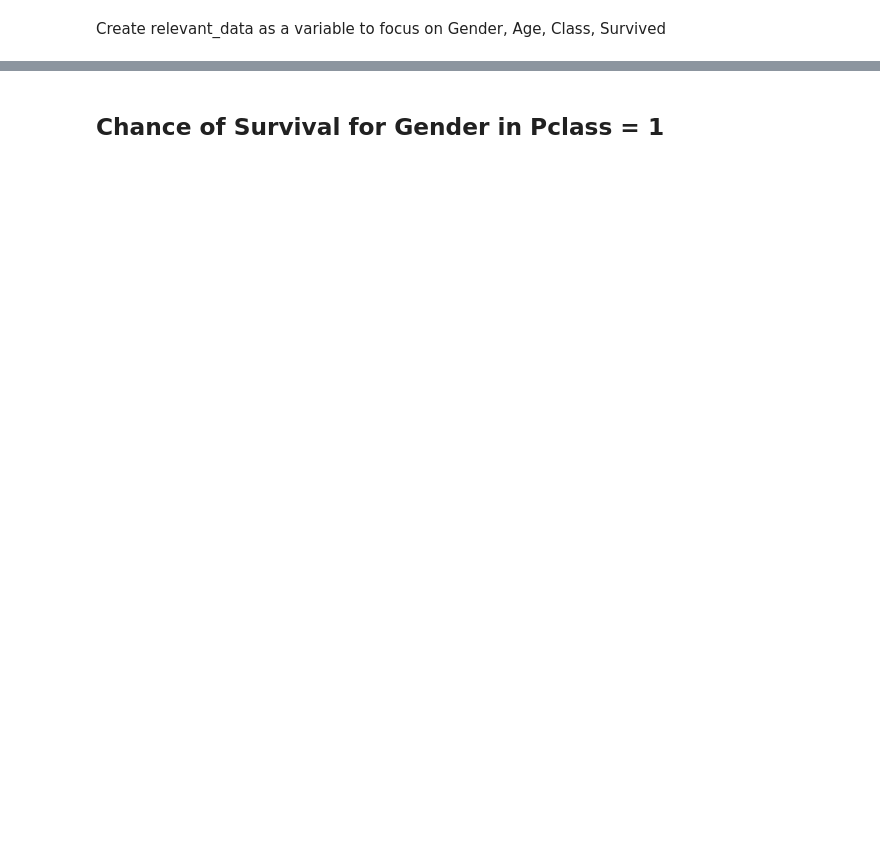
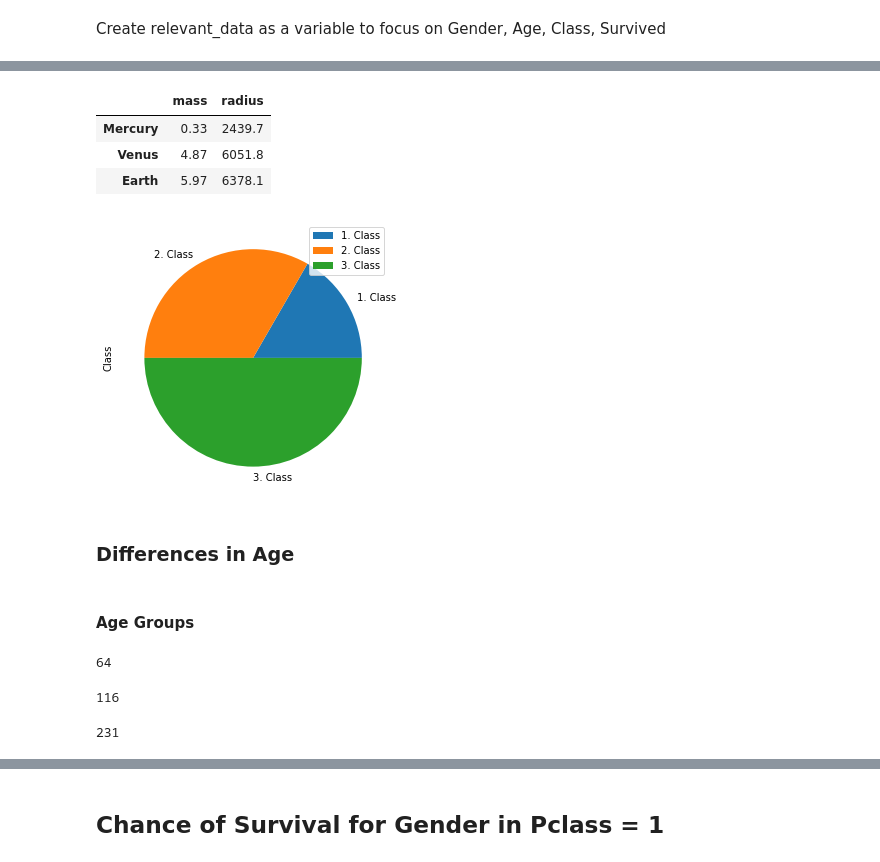
Before and after one commit to Blitzbert/Titanic, a Jupyter notebook: Survival Chance.ipynb, the cells around one changed output, grey strips where cells are left out. Drawn from its saved outputs; the diff is of its cells as text; code cells hidden in the pictures; blank space fills up the shorter version.

```diff
--- a/Survival Chance.ipynb
+++ b/Survival Chance.ipynb
@@ -42,0 +107,18 @@ z.head()
+# %%
+x = relevant_data[relevant_data["Pclass"] == 1]
+y = relevant_data[relevant_data["Pclass"] == 2]
+z = relevant_data[relevant_data["Pclass"] == 3]
+
+ppl_1class = x["Sex"].count()
+ppl_2class = y["Sex"].count()
+ppl_3class = z["Sex"].count()
+
+table_ppl_class = pd.DataFrame(
+            {
+                "Class": [1,2,3],
+                "Ppl": [ppl_1class, ppl_2class, ppl_3class ]
+
+             },
+                    index=['1. Class', '2. Class', '3. Class']
+                                )
+table_ppl_class
@@ -42,0 +134,47 @@ z.head()
+# %%
+df = pd.DataFrame({'mass': [0.330, 4.87 , 5.97],
+                   'radius': [2439.7, 6051.8, 6378.1]},
+                  index=['Mercury', 'Venus', 'Earth'])
+df
+# %% [output]
+|  | mass | radius |
+| Mercury | 0.33 | 2439.7 |
+| Venus | 4.87 | 6051.8 |
+| Earth | 5.97 | 6378.1 |
+# %%
+plot = table_ppl_class.plot.pie(y="Class", figsize=(5,5))
+# %% [output]
+[figure, added]
+# %% [markdown]
+### Differences in Age
+# %% [markdown]
+#### Age Groups
+# %%
+## Sum & Mean Survived from Age 0 - 10
+y = rawdata[rawdata["Age"] < 11]
+count_range_0_10 = y["PassengerId"].count()
+sum_srvvd_range_0_10 = y["Survived"].sum()
+mean_srvvd_range_0_10 = y["Survived"].mean()
+count_range_0_10
+# %% [output]
+64
+# %%
+## Sum & Mean Survived from Age 11 - 20
+x = rawdata[rawdata["Age"] >= 11]
+y = x[x["Age"] < 21]
+count_range_11_20 = y["PassengerId"].count()
+sum_srvvd_range_11_20 = y["Survived"].sum()
+mean_srvvd_range_11_20 = y["Survived"].mean()
+count_range_11_20
+# %% [output]
+116
+# %%
+## Sum & Mean Survived from Age 21 - 30
+x = rawdata[rawdata["Age"] >= 21]
+y = x[x["Age"] < 31]
+count_range_21_30 = y["PassengerId"].count()
+sum_srvvd_range_21_30 = y["Survived"].sum()
+mean_srvvd_range_21_30 = y["Survived"].mean()
+count_range_21_30
+# %% [output]
+231
```
Also changed, not shown: parts of 56 cells of this notebook, 2 other files.
